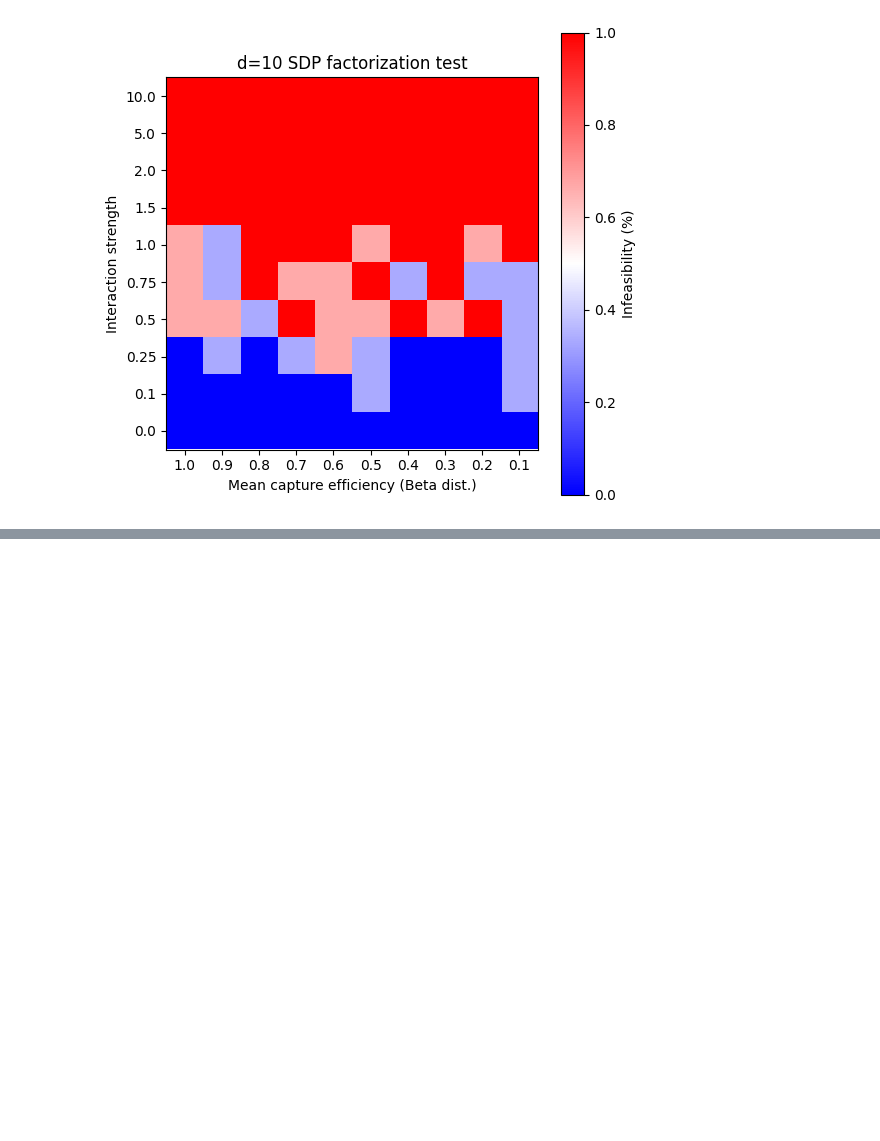
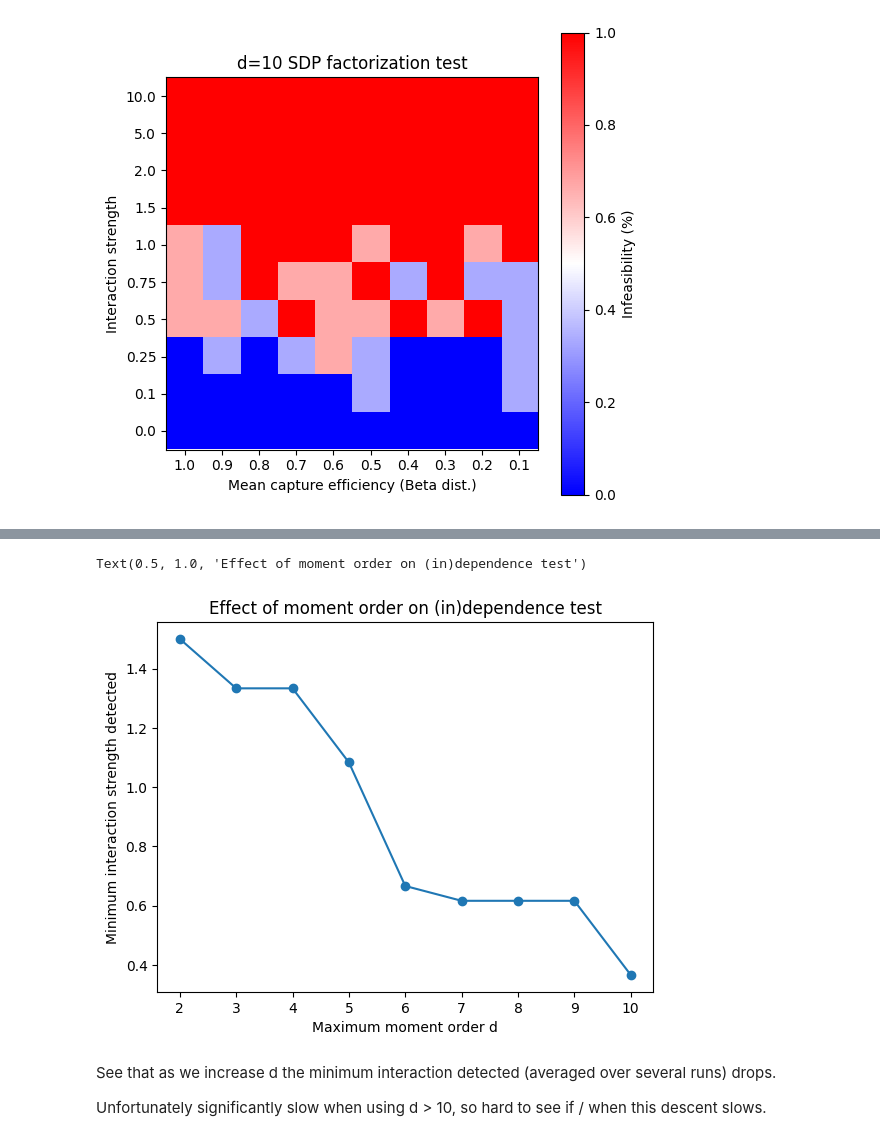
Before and after one commit to willjgh/M5R, a Jupyter notebook: Interaction/Moment-equations/model_free.ipynb, the cells around one changed output, grey strips where cells are left out. Saved outputs shown, nothing was run; the diff lists cells and outputs as text; code cells hidden in the pictures; blank space fills up the shorter version.

Commit message:
Plot minimum interaction strength detected across a range of values of d to show consistent decrease

```diff
--- a/Interaction/Moment-equations/model_free.ipynb
+++ b/Interaction/Moment-equations/model_free.ipynb
@@ -931,0 +985,17 @@ plot(result_10, "d=10 SDP factorization test")
+# %%
+# average values over runs
+results_avg = np.mean(results, axis=0)
+# %%
+# plot
+plt.plot(d_values, results_avg)
+plt.scatter(d_values, results_avg)
+plt.xlabel("Maximum moment order d")
+plt.ylabel("Minimum interaction strength detected")
+plt.title("Effect of moment order on (in)dependence test")
+# %% [output]
+Text(0.5, 1.0, 'Effect of moment order on (in)dependence test')
+[figure, added]
+# %% [markdown]
+See that as we increase d the minimum interaction detected (averaged over several runs) drops.
+
+Unfortunately significantly slow when using d > 10, so hard to see if / when this descent slows.
```
Also changed, not shown: parts of 5 cells of this notebook.
